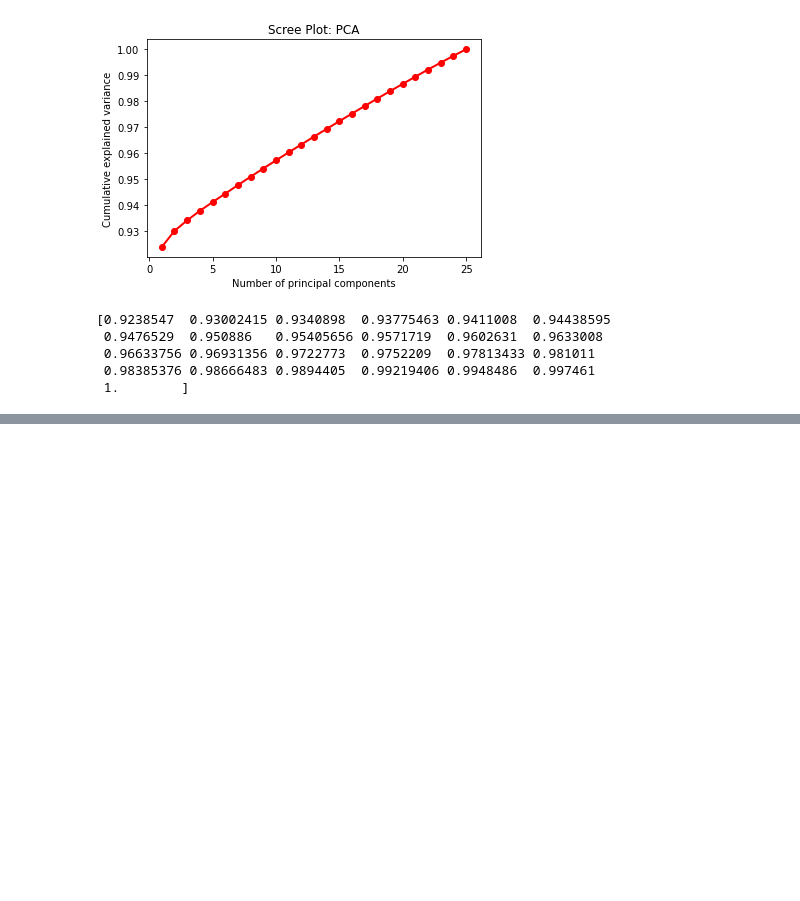
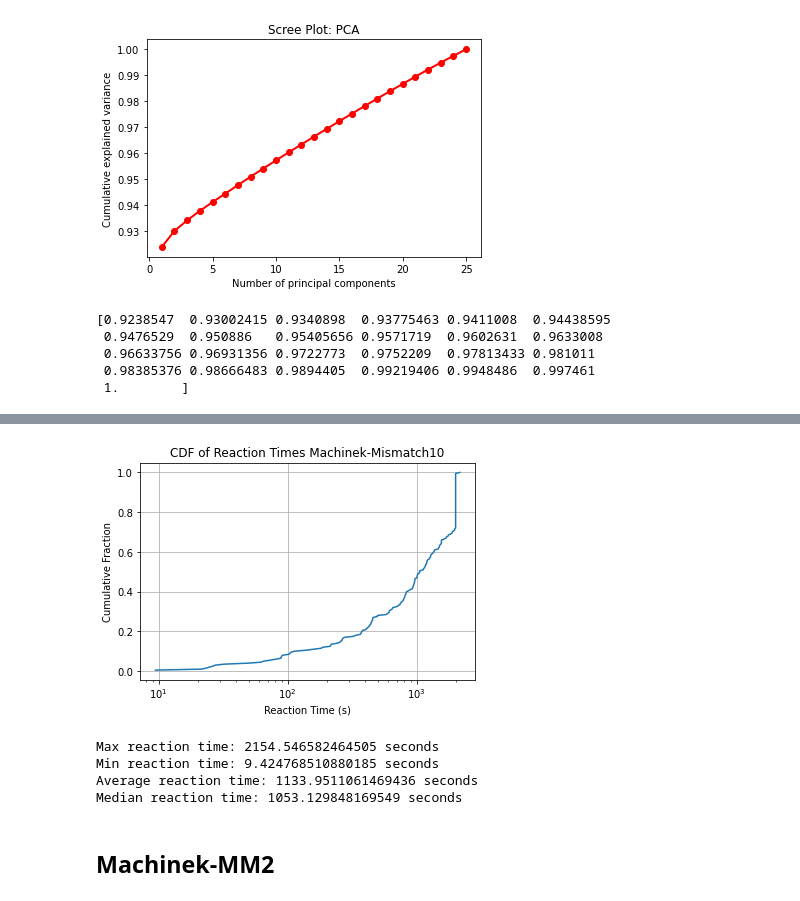
Before and after one commit to chenwei-zhang/ViDa, a Jupyter notebook: vida/threestrand_note_stats.ipynb, the cells around one changed output, grey strips where cells are left out. Drawn from its saved outputs; the diff is of its cells as text; code cells hidden in the pictures; blank space fills up the shorter version.

```diff
--- a/vida/threestrand_note_stats.ipynb
+++ b/vida/threestrand_note_stats.ipynb
@@ -559,0 +453,10 @@ print(np.cumsum(cm.explained_variance_ratio_))
+# %%
+timeCDF(datafile, rxnTimes)
+# %% [output]
+[figure, added]
+Max reaction time: 2154.546582464505 seconds
+Min reaction time: 9.424768510880185 seconds
+Average reaction time: 1133.9511061469436 seconds
+Median reaction time: 1053.129848169549 seconds
+# %% [markdown]
+## Machinek-MM2
```
Also changed, not shown: parts of 43 cells of this notebook, 6 other files.
